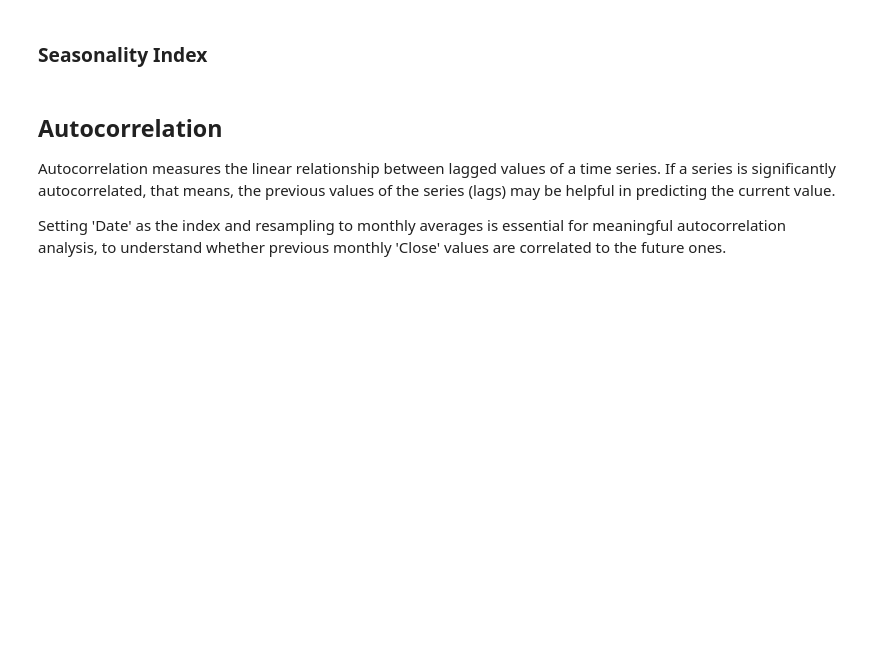
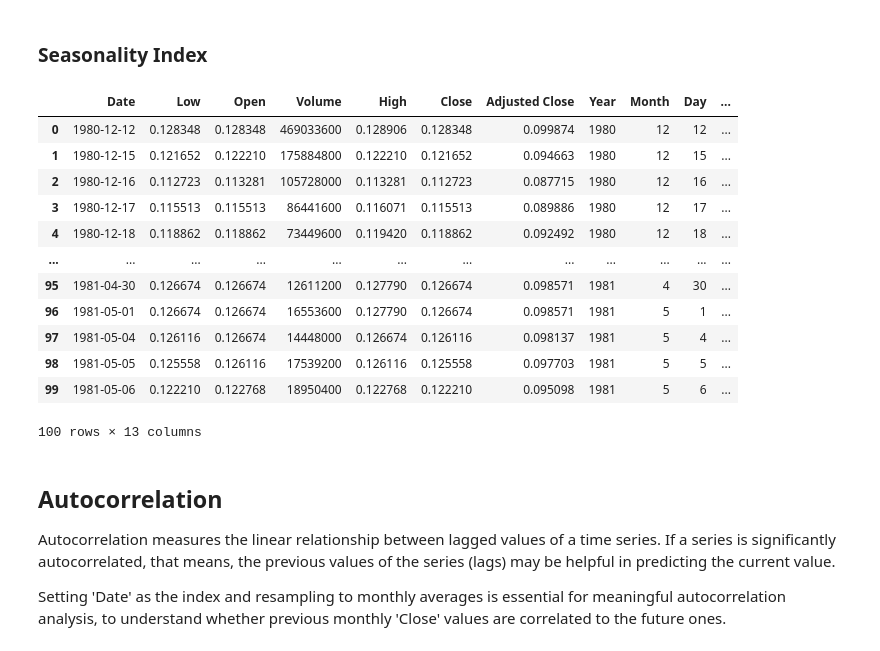
Before and after one commit to nicola-cecere/Stock_Market_TS_Prediction, a Jupyter notebook: featureEngineering.ipynb, the cells around one changed output. Saved outputs shown, nothing was run; the diff lists cells and outputs as text; code cells hidden in the pictures; blank space fills up the shorter version.

```diff
--- a/featureEngineering.ipynb
+++ b/featureEngineering.ipynb
@@ -280,7 +287,21 @@ lag_df.head()
 ### Seasonality Index
 # %%
 df = add_seasonality(df)
-df.head(10)
+df.head(100)
+# %% [output]
+|  | Date | Low | Open | Volume | High | Close | Adjusted Close | Year | Month | Day | ... |
+| 0 | 1980-12-12 | 0.128348 | 0.128348 | 469033600 | 0.128906 | 0.128348 | 0.099874 | 1980 | 12 | 12 | ... |
+| 1 | 1980-12-15 | 0.121652 | 0.122210 | 175884800 | 0.122210 | 0.121652 | 0.094663 | 1980 | 12 | 15 | ... |
+| 2 | 1980-12-16 | 0.112723 | 0.113281 | 105728000 | 0.113281 | 0.112723 | 0.087715 | 1980 | 12 | 16 | ... |
+| 3 | 1980-12-17 | 0.115513 | 0.115513 | 86441600 | 0.116071 | 0.115513 | 0.089886 | 1980 | 12 | 17 | ... |
+| 4 | 1980-12-18 | 0.118862 | 0.118862 | 73449600 | 0.119420 | 0.118862 | 0.092492 | 1980 | 12 | 18 | ... |
+| ... | ... | ... | ... | ... | ... | ... | ... | ... | ... | ... | ... |
+| 95 | 1981-04-30 | 0.126674 | 0.126674 | 12611200 | 0.127790 | 0.126674 | 0.098571 | 1981 | 4 | 30 | ... |
+| 96 | 1981-05-01 | 0.126674 | 0.126674 | 16553600 | 0.127790 | 0.126674 | 0.098571 | 1981 | 5 | 1 | ... |
+| 97 | 1981-05-04 | 0.126116 | 0.126674 | 14448000 | 0.126674 | 0.126116 | 0.098137 | 1981 | 5 | 4 | ... |
+| 98 | 1981-05-05 | 0.125558 | 0.126116 | 17539200 | 0.126116 | 0.125558 | 0.097703 | 1981 | 5 | 5 | ... |
+| 99 | 1981-05-06 | 0.122210 | 0.122768 | 18950400 | 0.122768 | 0.122210 | 0.095098 | 1981 | 5 | 6 | ... |
+100 rows × 13 columns
 # %% [markdown]
 ## Autocorrelation
 
```
Also changed, not shown: parts of 7 cells of this notebook, 1 other file.
